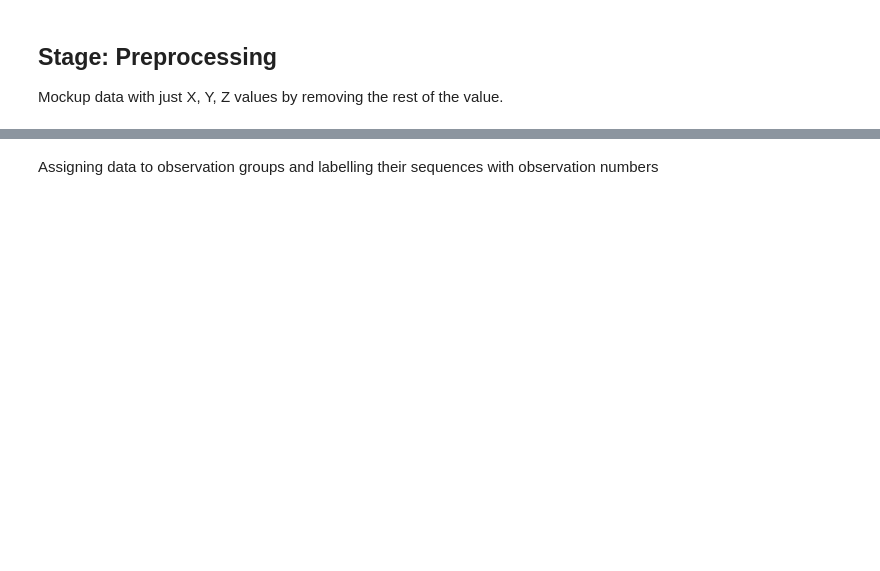
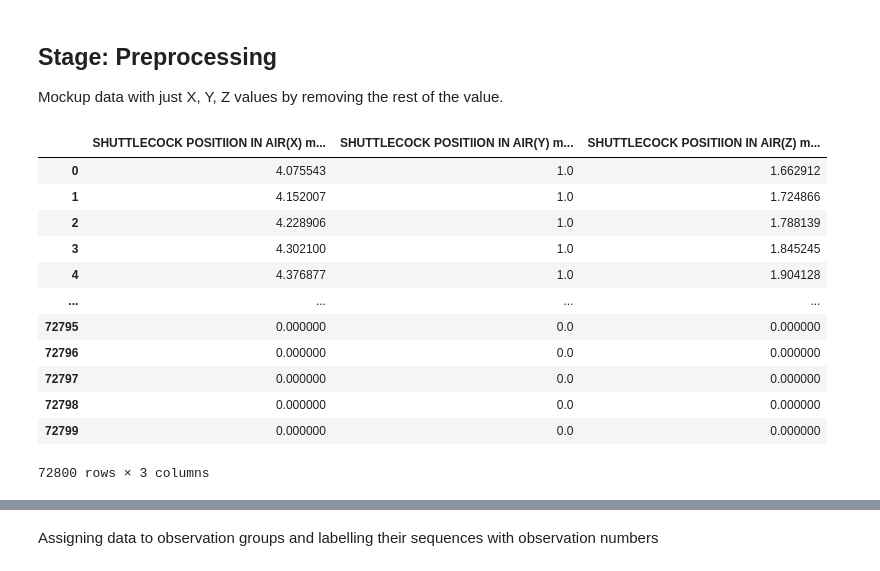
Before and after one commit to mtwchuang/CSC3005-Shuttlecock-Trajectory-Estimation, a Jupyter notebook: regression_approach_limited_input_v2.ipynb, the cells around one changed output, grey strips where cells are left out. Cells and saved outputs as stored; diff of their text form; code cells hidden in the pictures; blank space fills up the shorter version.

```diff
--- a/regression_approach_limited_input_v2.ipynb
+++ b/regression_approach_limited_input_v2.ipynb
@@ -55,15 +37,29 @@ from plotly.offline import plot
 ## Stage: Preprocessing
 Mockup data with just X, Y, Z values by removing the rest of the value.
 # %%
-# # read csv data from badmintondata.csv
-# limited_serving_data = pd.read_csv('badmintondata.csv')
+# read csv data from badmintondata.csv
+limited_serving_data = pd.read_csv('badmintondata.csv')
 
-# # just rename x metrics to avoid unnecessary errors
-# limited_serving_data = limited_serving_data.rename(columns={'SHUTTLECOCK POSITIION IN AIR(X ) metres': 'SHUTTLECOCK POSITIION IN AIR(X) metres'})
+# just rename x metrics to avoid unnecessary errors
+limited_serving_data = limited_serving_data.rename(columns={'SHUTTLECOCK POSITIION IN AIR(X ) metres': 'SHUTTLECOCK POSITIION IN AIR(X) metres'})
 
-# # limiting service data to just x, y, z coordinates
-# limited_serving_data = limited_serving_data[['SHUTTLECOCK POSITIION IN AIR(X) metres',
-#                                             'SHUTTLECOCK POSITIION IN AIR(Y) metres',
-#                                             'SHUTTLECOCK POSITIION IN AIR(Z) metres']]
-# limited_serving_data
+# limiting service data to just x, y, z coordinates
+limited_serving_data = limited_serving_data[['SHUTTLECOCK POSITIION IN AIR(X) metres',
+                                            'SHUTTLECOCK POSITIION IN AIR(Y) metres',
+                                            'SHUTTLECOCK POSITIION IN AIR(Z) metres']]
+limited_serving_data
+# %% [output]
+|  | SHUTTLECOCK POSITIION IN AIR(X) m... | SHUTTLECOCK POSITIION IN AIR(Y) m... | SHUTTLECOCK POSITIION IN AIR(Z) m... |
+| 0 | 4.075543 | 1.0 | 1.662912 |
+| 1 | 4.152007 | 1.0 | 1.724866 |
+| 2 | 4.228906 | 1.0 | 1.788139 |
+| 3 | 4.302100 | 1.0 | 1.845245 |
+| 4 | 4.376877 | 1.0 | 1.904128 |
+| ... | ... | ... | ... |
+| 72795 | 0.000000 | 0.0 | 0.000000 |
+| 72796 | 0.000000 | 0.0 | 0.000000 |
+| 72797 | 0.000000 | 0.0 | 0.000000 |
+| 72798 | 0.000000 | 0.0 | 0.000000 |
+| 72799 | 0.000000 | 0.0 | 0.000000 |
+72800 rows × 3 columns
 # %%
```
Also changed, not shown: parts of 18 cells of this notebook, 10 other files.
